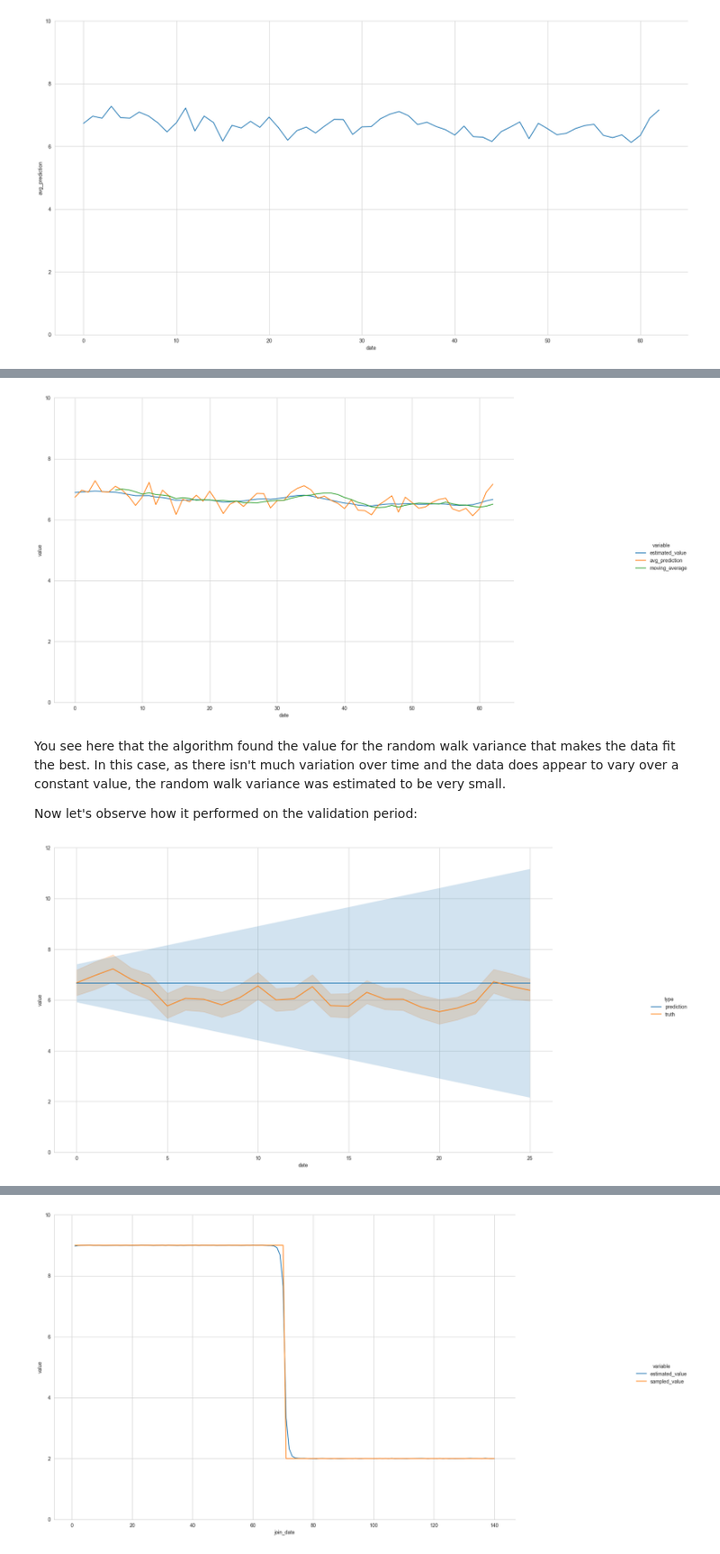
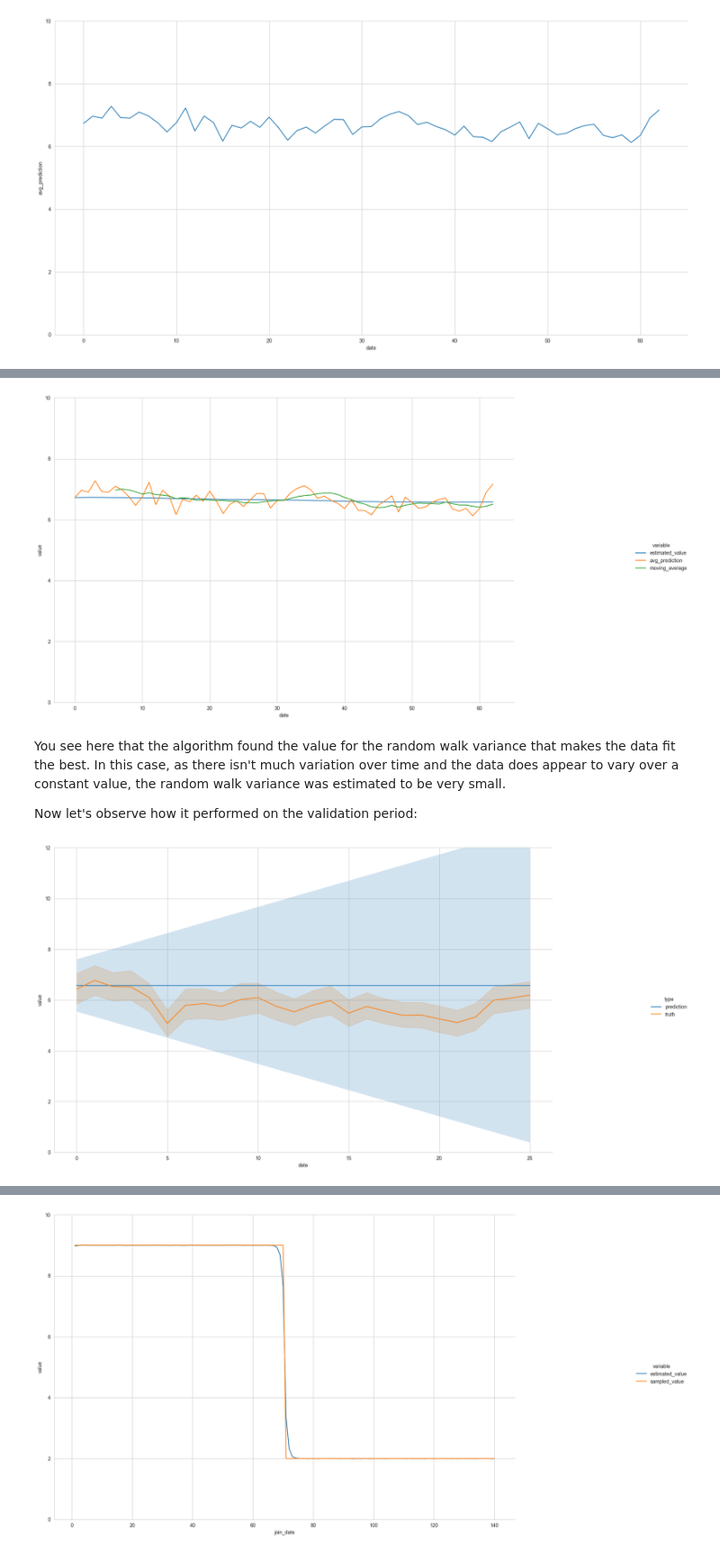
Before and after one commit to raphaeltamaki/lifetime_value_forecasting, a Jupyter notebook: Forecasting Customer Lifetime Value - Forecasting LTV.ipynb, the cells around one changed output, grey strips where cells are left out. Shown at 90% size. Saved outputs shown, nothing was run; the diff lists cells and outputs as text; code cells hidden in the pictures.

Commit message:
adding notebook on how to forecast LTV with unceratinty estimates

```diff
--- a/Forecasting Customer Lifetime Value - Forecasting LTV.ipynb
+++ b/Forecasting Customer Lifetime Value - Forecasting LTV.ipynb
@@ -153,5 +165,5 @@ Validation period: From 2019-06-05 00:00:04 to 2019-06-30 23:59:56
 # %%
-# Prepare dataset
+
 y = data['target']
 X = data.drop(['target', 'user_id', 'join_date'], axis=1)
 
@@ -182,5 +194,5 @@ train_y = y[train_filter]
 test_X = X[test_filter]
 test_y = y[test_filter]
 
-val_X = y[val_filter]
+val_X = X[val_filter]
 val_y = y[val_filter]
@@ -205,3 +225,4 @@ XGBRegressor(base_score=None, booster=None, callbacks=None,
 # %%
+# Calculate the uncertainty of the predictions based on the error in the test data set
 from sklearn.metrics import mean_squared_error
-error_variance = mean_squared_error(model.predict(test_X), test_y)
+error_std = mean_squared_error(model.predict(test_X), test_y)
@@ -222,20 +242,21 @@ def prepare_date(data: pd.DataFrame):
 def summary(x):
     output = {}
 
-    output['users'] = len(x['target'])
+    n_users = len(x['target'])
+    output['users'] = n_users
 
     # Average and std LTV
     output['avg_target'] = np.mean(x['target'])
-    output['sd_avg_value'] = np.std(x['target']) / np.sqrt(len(x['target'])) # stddev of the average, assuming normality
+    output['sd_avg_value'] = np.std(x['target']) / np.sqrt(n_users) # stddev of the average, assuming normality
 
     # Average and std predictions
     output['avg_prediction'] = np.mean(x['prediction'])
-    output['sd_prediction'] = np.std(x['prediction']) / np.sqrt(len(x['target'])) # stddev of the average, assuming normality
-    output['true_sd_error'] = np.std(x['prediction'] - x['target']) / np.sqrt(len(x['target'])) # stddev of the average, assuming normality
+    output['sd_prediction'] = np.std(x['prediction']) / np.sqrt(n_users) # stddev of the average, assuming normality
+    output['true_sd_error'] = np.std(x['prediction'] - x['target']) / np.sqrt(n_users) # stddev of the average, assuming normality
 
     # we set the error variance to be that of what we observed during the train period.
     # As this is related to the error at user level, we have to divide py the square root of the number of users
-    output['estimated_sd_error'] = np.sqrt(error_variance / output['users'])
+    output['estimated_sd_error'] = error_std / np.sqrt(n_users)
 
     # we assume that there is no correlation between the prediction error and the prediction itself
     output['total_sd_prediction'] = np.sqrt(output['sd_prediction']**2 + output['estimated_sd_error']**2)
@@ -244,7 +265,7 @@ def summary(x):
 # Create the time-series data for the Test period, which represent the period of time
 # we consider valid to train our time-series model
 
-test_time_series_data = test_X.copy()
+test_time_series_data = test_X.query('country_segment == "13"') # country code for US is 13
 test_time_series_data['date'] = (dates[test_filter] - test_start_date).dt.days
 test_time_series_data['prediction'] = model.predict(test_X)
 test_time_series_data['target'] = test_y
@@ -398,7 +436,7 @@ plot_data = pd.melt(plot_data, id_vars='date', value_vars=['estimated_value', 'a
 g = sns.relplot(plot_data, x='date', y='value', hue='variable', kind='line', facet_kws={'ylim': [0, 10]})
 g.figure.set_size_inches(20, 10)
 # %% [output]
-[figure, old version]
+[figure, new version]
 # %% [markdown]
 You see here that the algorithm found the value for the random walk variance that makes the data fit the best. In this case, as there isn't much variation over time and the data does appear to vary over a constant value, the random walk variance was estimated to be very small.
 
@@ -407,34 +445,34 @@ Now let's observe how it performed on the validation period:
 random_walk_std = model_data['random_walk_stddev'].mean()
 
 # Obtain the 'prediction' for the next period, which is simply the last predicted point in a Random Walk
 val_days = (val_end_date - val_start_date).days
 output = pd.DataFrame(
     {
         "date": np.linspace(0, val_days, val_days),
         "value": np.ones(val_days) * avgs[-1]
     }
 )
 output['type'] = 'prediction'
 
 # Extact the time-series for the validation period
 val_time_series_data = pd.DataFrame({
-    'date': (dates[val_filter] - val_start_date).dt.days,
-    'value': val_y
+    'date': ((dates[val_filter])[val_X['country_segment'] == 13] - val_start_date).dt.days,
+    'value': val_y[val_X['country_segment'] == 13]
 })
 val_time_series_data['type'] = 'truth'
 
 
 comparison_date = pd.concat([output, val_time_series_data])
 
 g = sns.relplot(comparison_date, x='date', y='value', hue='type', kind='line', facet_kws={'ylim': [0, 12]})
 g.figure.set_size_inches(20, 10)
 
 # add the 95% confidence region
 # the last point in the test period is actually 4 days before the first day on the validation period
 output['low'] = output['value'] - 1.96 * random_walk_std * (4 + 1 + output['date'])
 output['high'] = output['value'] + 1.96 * random_walk_std * (4 + 1 + output['date'])
 plt.fill_between(output['date'], output['low'], output['high'], alpha=0.2)
 plt.show()
 # %% [output]
-[figure, old version]
+[figure, new version]
 # %% [markdown]
```
Also changed, not shown: parts of 31 cells of this notebook.
